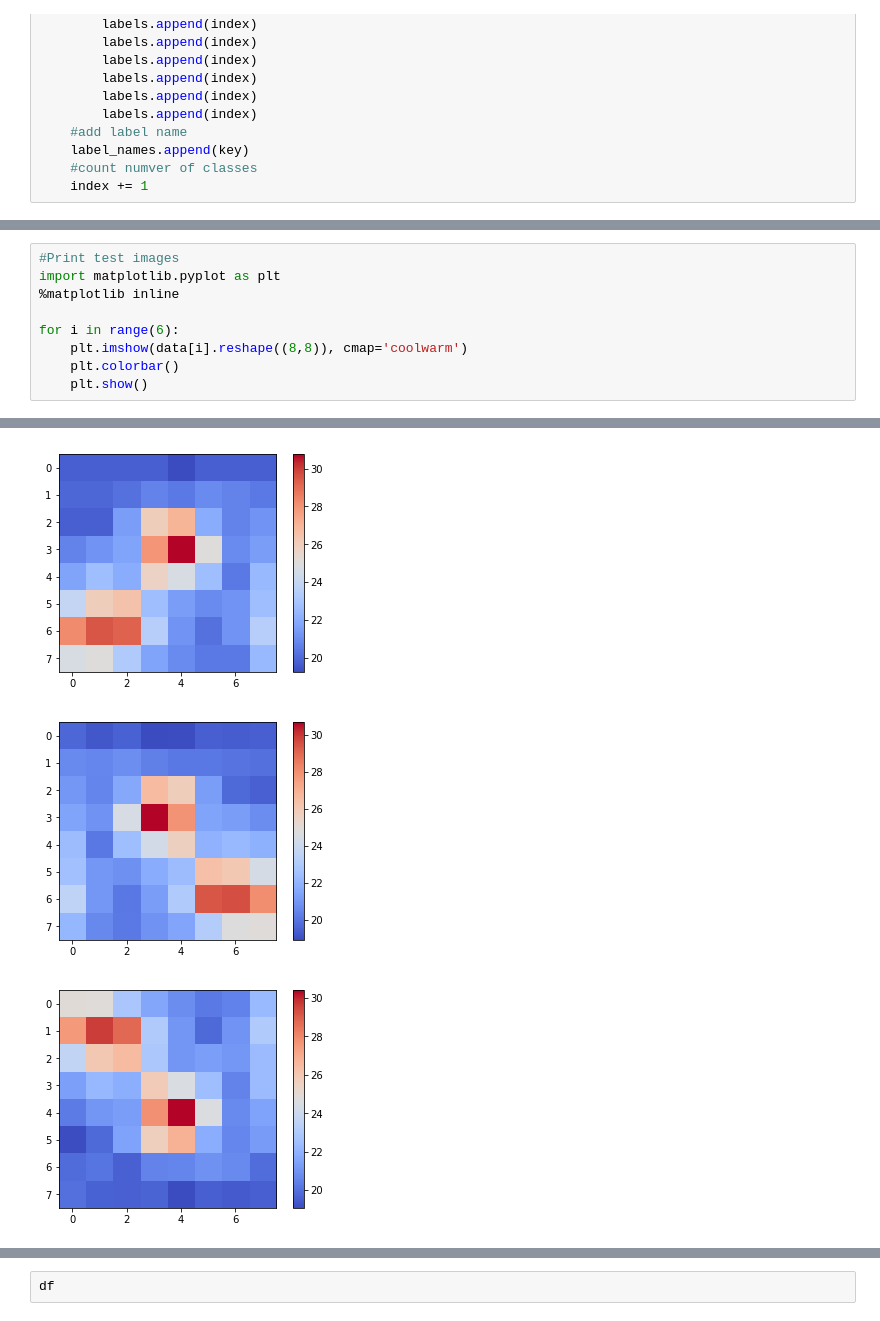
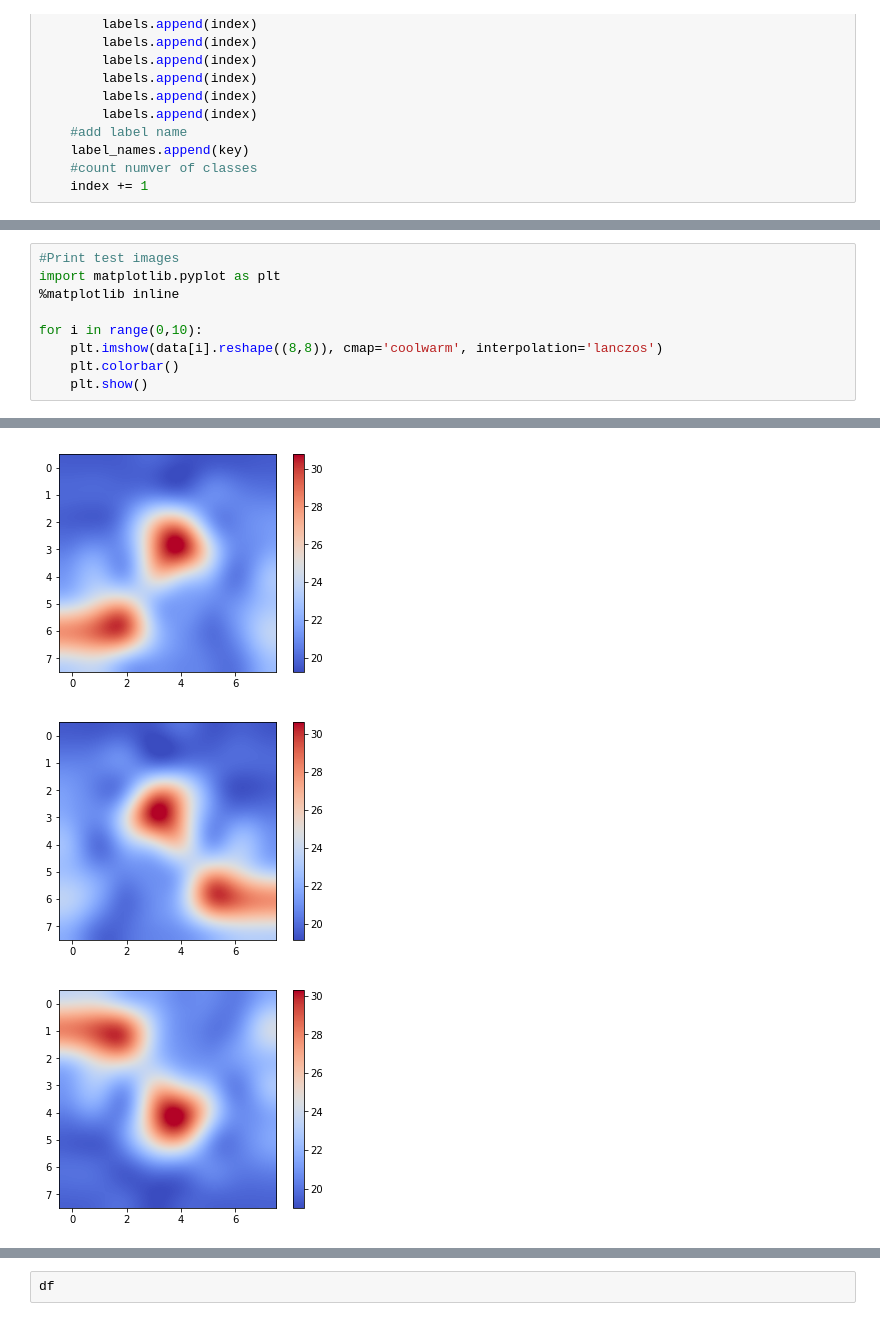
Before and after one commit to frankjoshua/tensorflow-demo, a Jupyter notebook: urine_detector.ipynb, the cells around one changed output, grey strips where cells are left out. Drawn from its saved outputs; the diff is of its cells as text.

```diff
--- a/urine_detector.ipynb
+++ b/urine_detector.ipynb
@@ -112,8 +112,8 @@ array([-0.3388885 , -0.3336945 , -0.17016801, -0.43025963, -0.12269619,
 import matplotlib.pyplot as plt
 %matplotlib inline
 
-for i in range(6):
-    plt.imshow(data[i].reshape((8,8)), cmap='coolwarm')
+for i in range(0,10):
+    plt.imshow(data[i].reshape((8,8)), cmap='coolwarm', interpolation='lanczos')
     plt.colorbar()
     plt.show()
 # %% [output]
@@ -123,3 +123,3 @@ for i in range(6):
-[figure, old version]
+[figure, new version]
-[figure, old version]
+[figure, new version]
-[figure, old version]
+[figure, new version]
```
Also changed, not shown: parts of 2 cells of this notebook, 3 other files.
